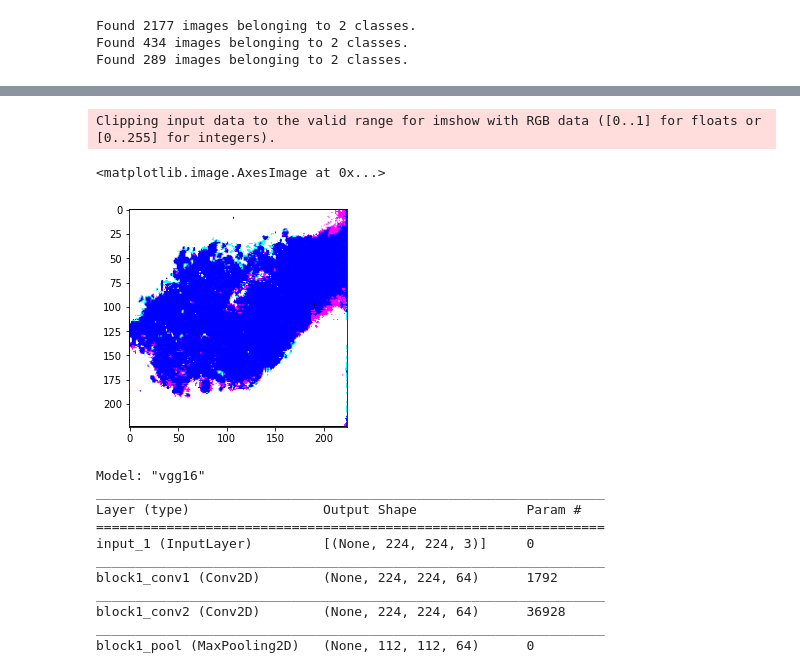
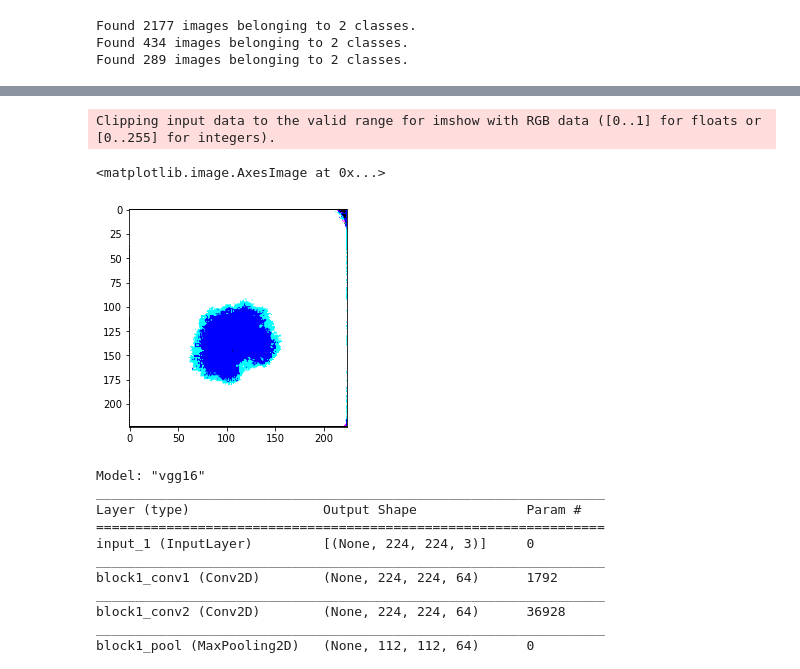
Before and after one commit to FrancescoMariottini/skin_moles_classifier, a Jupyter notebook: mole_pipeline.ipynb, the cells around one changed output, grey strips where cells are left out. Drawn from its saved outputs; the diff is of its cells as text; code cells hidden in the pictures.

```diff
--- a/mole_pipeline.ipynb
+++ b/mole_pipeline.ipynb
@@ -69,0 +63,10 @@ def preprocess_image(image, vgg16=True, bilateral=True):
+# %%
+D = 9
+SIGMACOLOR = 75
+SIGMASPACE = 75 #sigmaSpace[, borderType]]
+
+
+def preprocess_mobilenet(image):
+  image = bilateralFilter(image, d=D, sigmaColor=SIGMACOLOR, sigmaSpace=SIGMASPACE)
+  image = mobilenet_v2.preprocess_input(image, data_format=None)
+  return image
@@ -70,6 +75,6 @@ def preprocess_image(image, vgg16=True, bilateral=True):
 # %%
 train_batches = ImageDataGenerator(
-    preprocessing_function=vgg16.preprocess_input).flow_from_directory(
+    preprocessing_function=preprocess_mobilenet).flow_from_directory(
         train_path,
         target_size=INPUT_SIZE,
         classes=CLASSES,
@@ -118,10 +127,10 @@ AttributeError: 'bool' object has no attribute 'preprocess_input'
 # %%
-# imgs[0]
-# plt.imshow(imgs[0])
+imgs[0]
+plt.imshow(imgs[0])
 # %% [output]
 Clipping input data to the valid range for imshow with RGB data ([0..1] for floats or [0..255] for integers).
 <matplotlib.image.AxesImage at 0x...>
-[figure, old version]
+[figure, new version]
 # %%
 model = Sequential()
 base_model = vgg16.VGG16(weights='imagenet', include_top=False, input_shape=INPUT_SHAPE)
```
Also changed, not shown: parts of 12 cells of this notebook.
